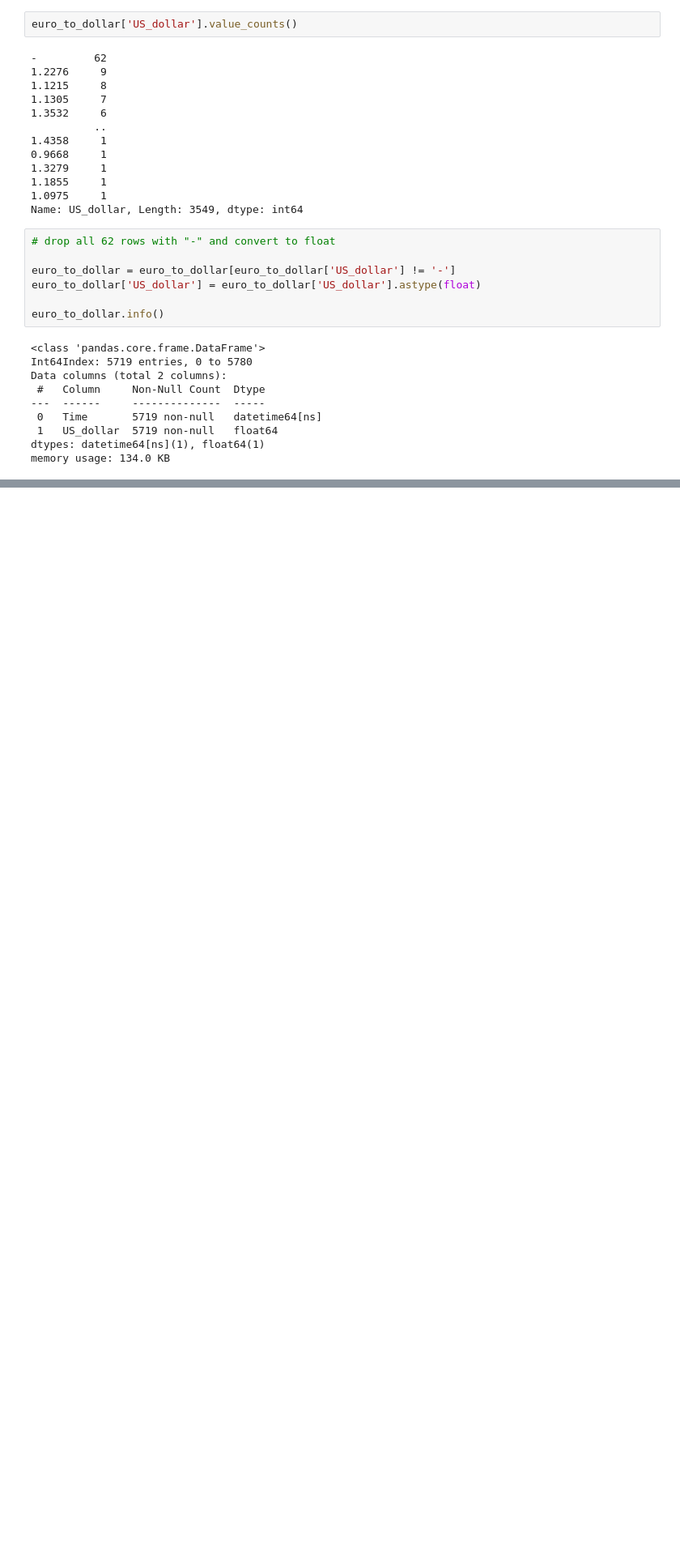
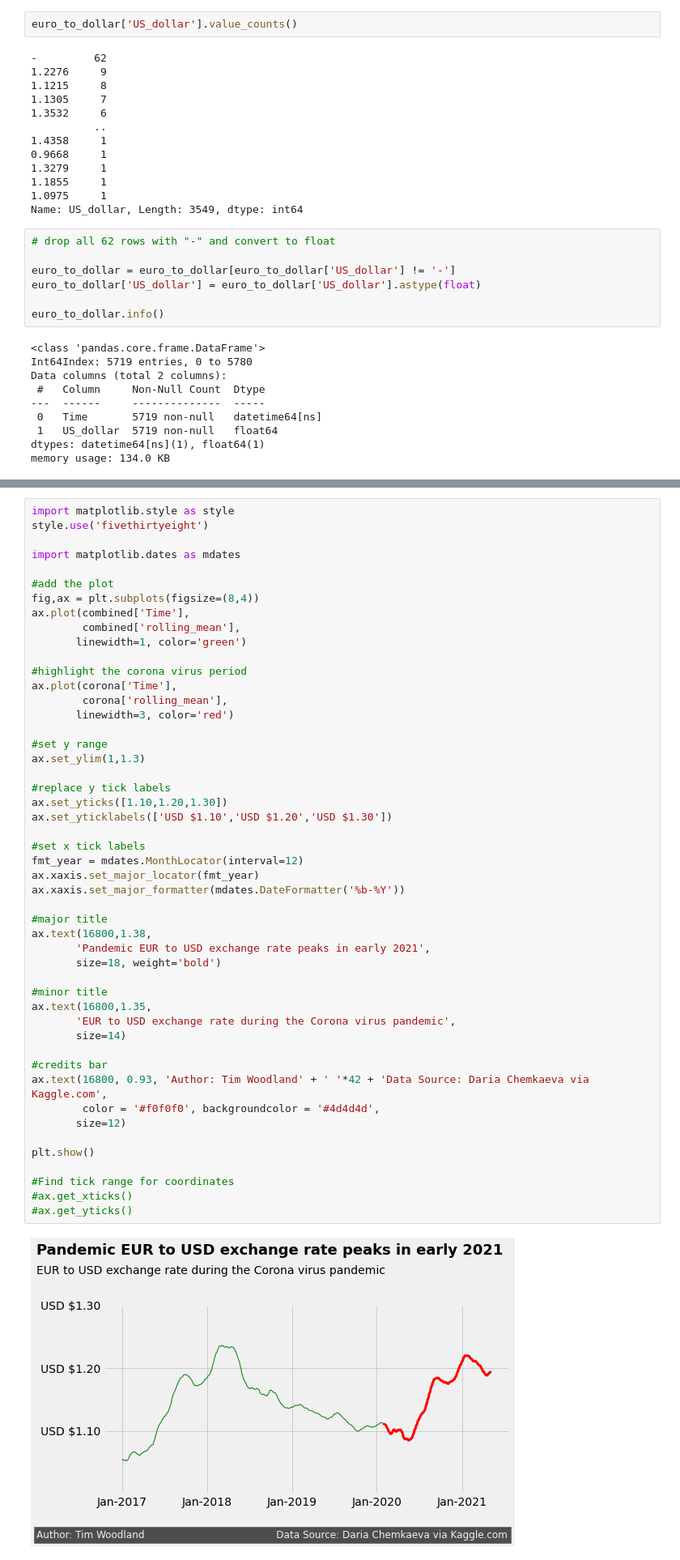
Before and after one commit to timwoodland/Data_Visualization_on_Exchange_Rates_projec, a Jupyter notebook: Storytelling_Data_Visualization_on_Exchange_Rates_project.ipynb, the cells around one changed output, grey strips where cells are left out. Shown at 81% size. Cells and saved outputs as stored; diff of their text form; blank space fills up the shorter version.

```diff
--- a/Storytelling_Data_Visualization_on_Exchange_Rates_project.ipynb
+++ b/Storytelling_Data_Visualization_on_Exchange_Rates_project.ipynb
@@ -155,0 +258,51 @@ memory usage: 134.0 KB
+# %%
+import matplotlib.style as style
+style.use('fivethirtyeight')
+
+import matplotlib.dates as mdates
+
+#add the plot
+fig,ax = plt.subplots(figsize=(8,4))
+ax.plot(combined['Time'],
+        combined['rolling_mean'],
+       linewidth=1, color='green')
+
+#highlight the corona virus period
+ax.plot(corona['Time'],
+        corona['rolling_mean'],
+       linewidth=3, color='red')
+
+#set y range
+ax.set_ylim(1,1.3)
+
+#replace y tick labels
+ax.set_yticks([1.10,1.20,1.30])
+ax.set_yticklabels(['USD $1.10','USD $1.20','USD $1.30'])
+
+#set x tick labels
+fmt_year = mdates.MonthLocator(interval=12)
+ax.xaxis.set_major_locator(fmt_year)
+ax.xaxis.set_major_formatter(mdates.DateFormatter('%b-%Y'))
+
+#major title
+ax.text(16800,1.38,
+       'Pandemic EUR to USD exchange rate peaks in early 2021',
+       size=18, weight='bold')
+
+#minor title
+ax.text(16800,1.35,
+       'EUR to USD exchange rate during the Corona virus pandemic',
+       size=14)
+
+#credits bar
+ax.text(16800, 0.93, 'Author: Tim Woodland' + ' '*42 + 'Data Source: Daria Chemkaeva via Kaggle.com',
+        color = '#f0f0f0', backgroundcolor = '#4d4d4d',
+       size=12)
+
+plt.show()
+
+#Find tick range for coordinates
+#ax.get_xticks()
+#ax.get_yticks()
+# %% [output]
+[figure, added]
```
Also changed, not shown: parts of 15 cells of this notebook.
